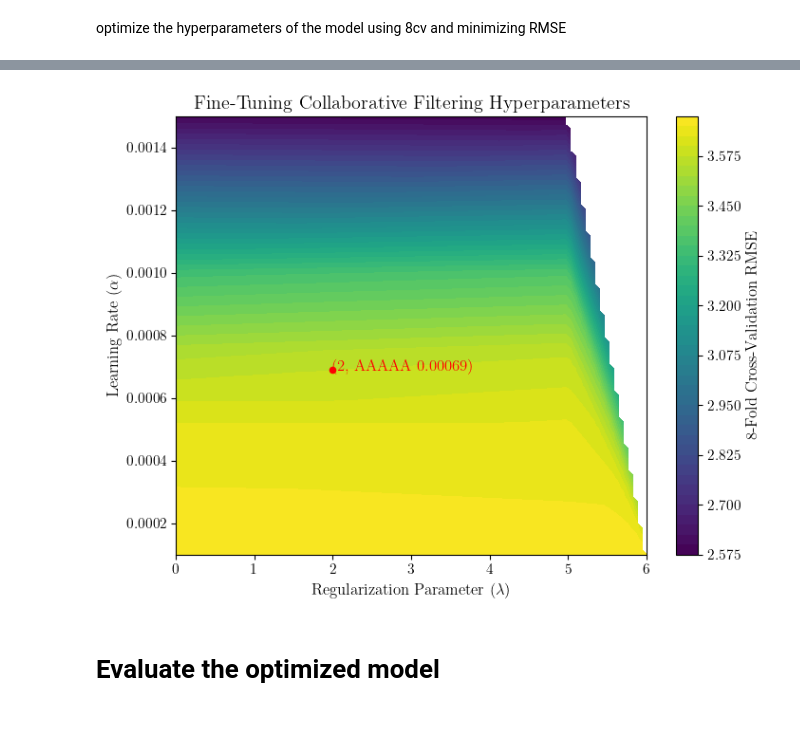
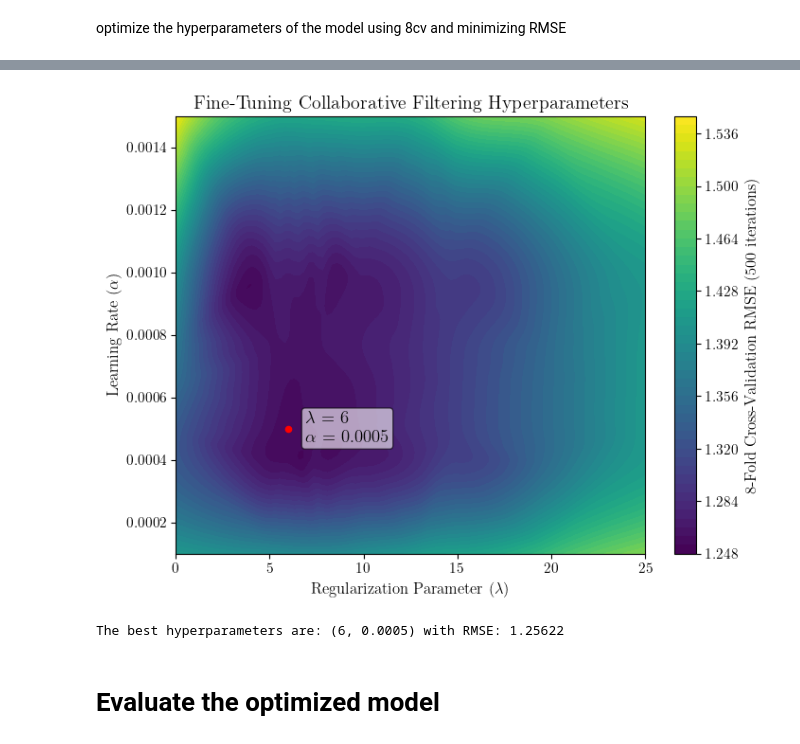
Before and after one commit to jepe06/Project2--Recommender-System, a Jupyter notebook: 03 model01.ipynb, the cells around one changed output, grey strips where cells are left out. Drawn from its saved outputs; the diff is of its cells as text; code cells hidden in the pictures.

```diff
--- a/03 model01.ipynb
+++ b/03 model01.ipynb
@@ -204,31 +259,37 @@ results
 # %%
 from scipy.interpolate import griddata
 
 # Extract x, y, and z values
 points = np.array(list(results.keys()))
 x, y = points[:, 0], points[:, 1]
 z = np.array(list(results.values()))
 
 # Create a grid for interpolation
 xi = np.linspace(min(x), max(x), 100)
 yi = np.linspace(min(y), max(y), 100)
 xi, yi = np.meshgrid(xi, yi)
 
 # Interpolate z values onto the grid
-zi = griddata(points, z, (xi, yi), method='linear') #nearest, cubic, linear, quadratic
+zi = griddata(points, z, (xi, yi), method='cubic') #nearest, cubic, linear
 
 # Plot the topographic map
 plt.figure(figsize=(8, 6))
 contour = plt.contourf(xi, yi, zi, levels=50, cmap='viridis')
-plt.colorbar(contour, label='8-Fold Cross-Validation RMSE')
-#plt.scatter(x, y, color='black', s=1 , label='Data Points')
-best_lambda, best_alpha = 2, 0.00069
+plt.colorbar(contour, label='8-Fold Cross-Validation RMSE (500 iterations)')
+best_lambda, best_alpha = 6, 0.0005
 plt.scatter(best_lambda, best_alpha, color='red', s=20)
-plt.text(best_lambda, best_alpha, f"({best_lambda}, AAAAA {best_alpha})", fontsize=12, color='red')
+plt.text(
+    best_lambda * 1.15,
+    best_alpha,
+    r"$\lambda$ = " + f"{best_lambda}\n" + r"$\alpha$ = " + str(best_alpha),
+    fontsize=13.5,
+    color='black',
+    va = 'center',
+    bbox=dict(facecolor='white', edgecolor='black', boxstyle='round,pad=0.2', alpha=0.6)
+)
 plt.title('Fine-Tuning Collaborative Filtering Hyperparameters')
 plt.xlabel(r'Regularization Parameter ($\lambda$)')
 plt.ylabel(r'Learning Rate ($\alpha$)')
-#plt.legend()
 plt.show()
 # %% [output]
-[figure, old version]
+[figure, new version]
@@ -238,2 +296,8 @@ best_lambda, best_alpha = None, None
+# %%
+# choose the best hyperparameters
+best_lambda, best_alpha = 6, 0.0005
+print(f"The best hyperparameters are: ({best_lambda}, {best_alpha}) with RMSE: {results_stored[(best_lambda, best_alpha)]:.5f}")
+# %% [output]
+The best hyperparameters are: (6, 0.0005) with RMSE: 1.25622
 # %% [markdown]
 # Evaluate the optimized model
```
Also changed, not shown: parts of 10 cells of this notebook.
